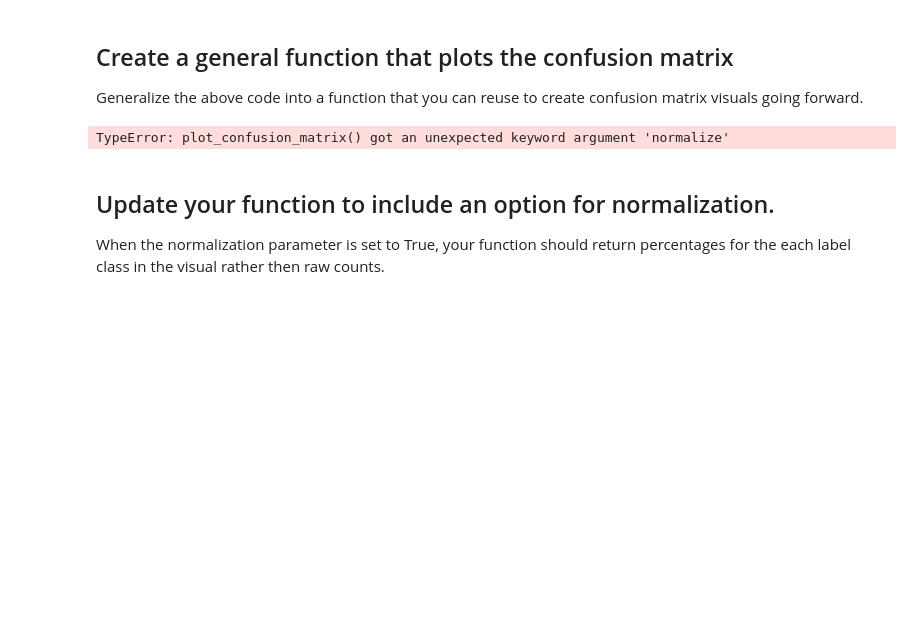
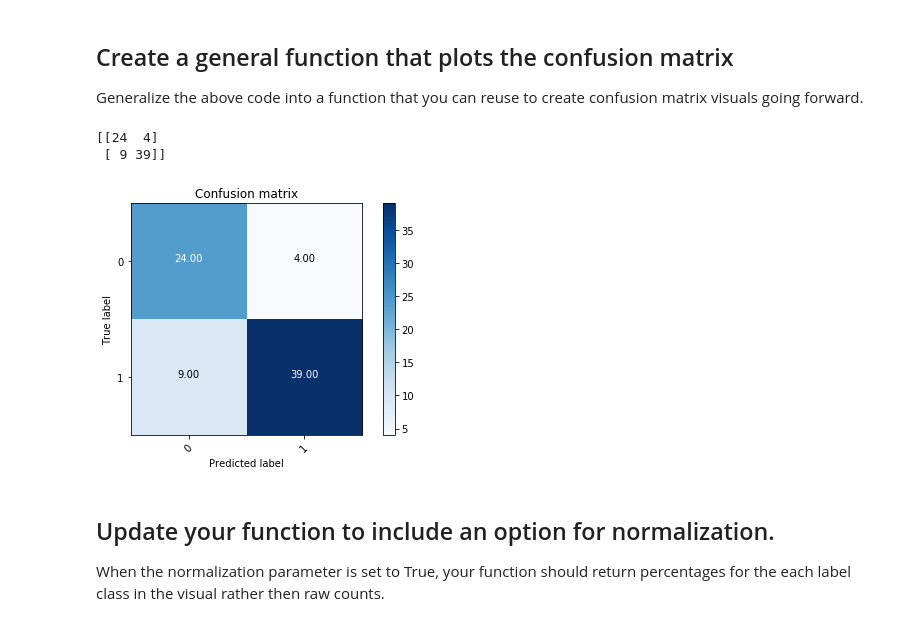
Before and after one commit to softserveslayer/dsc-3-29-07-visualizing-confusion-matrices-lab-nyc-career-ds-102218, a Jupyter notebook: index.ipynb, the cells around one changed output. Cells and saved outputs as stored; diff of their text form; code cells hidden in the pictures; blank space fills up the shorter version.

```diff
--- a/index.ipynb
+++ b/index.ipynb
@@ -121,35 +121,37 @@ def plot_confusion_matrix(cm, classes,
                           title='Confusion matrix',
                           cmap=plt.cm.Blues):
     #Pseudocode/Outline:
     #Print the confusion matrix (optional)
     #Create the basic matrix.
     #Add title and Axis Labels
     #Add appropriate Axis Scales
     #Add Labels to Each Cell
     #Add a Side Bar Legend Showing Colors
 
     print(cm)
 
     plt.imshow(cm, interpolation='nearest', cmap=cmap)
     plt.title(title)
     plt.colorbar()
     tick_marks = np.arange(len(classes))
     plt.xticks(tick_marks, classes, rotation=45)
     plt.yticks(tick_marks, classes)
 
-    fmt = '.2f' if normalize else 'd'
+    fmt = '.2f'
     thresh = cm.max() / 2.
     for i, j in itertools.product(range(cm.shape[0]), range(cm.shape[1])):
         plt.text(j, i, format(cm[i, j], fmt),
                  horizontalalignment="center",
                  color="white" if cm[i, j] > thresh else "black")
 
     plt.tight_layout()
     plt.ylabel('True label')
     plt.xlabel('Predicted label')
 plot_confusion_matrix(cnf_matrix, classes=class_names)
 # %% [output]
-TypeError: plot_confusion_matrix() got an unexpected keyword argument 'normalize'
+[[24  4]
+ [ 9 39]]
+[figure, added]
 # %% [markdown]
 ## Update your function to include an option for normalization.
 When the normalization parameter is set to True, your function should return percentages for the each label class in the visual rather then raw counts.
```
